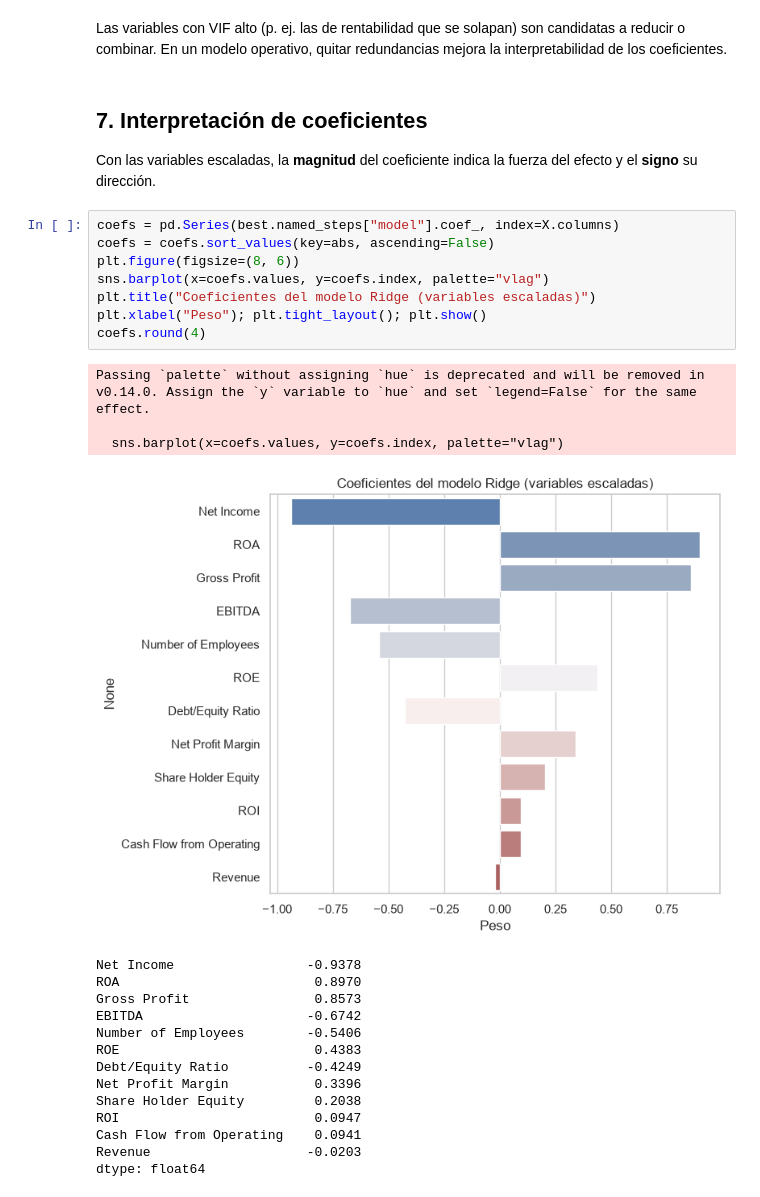
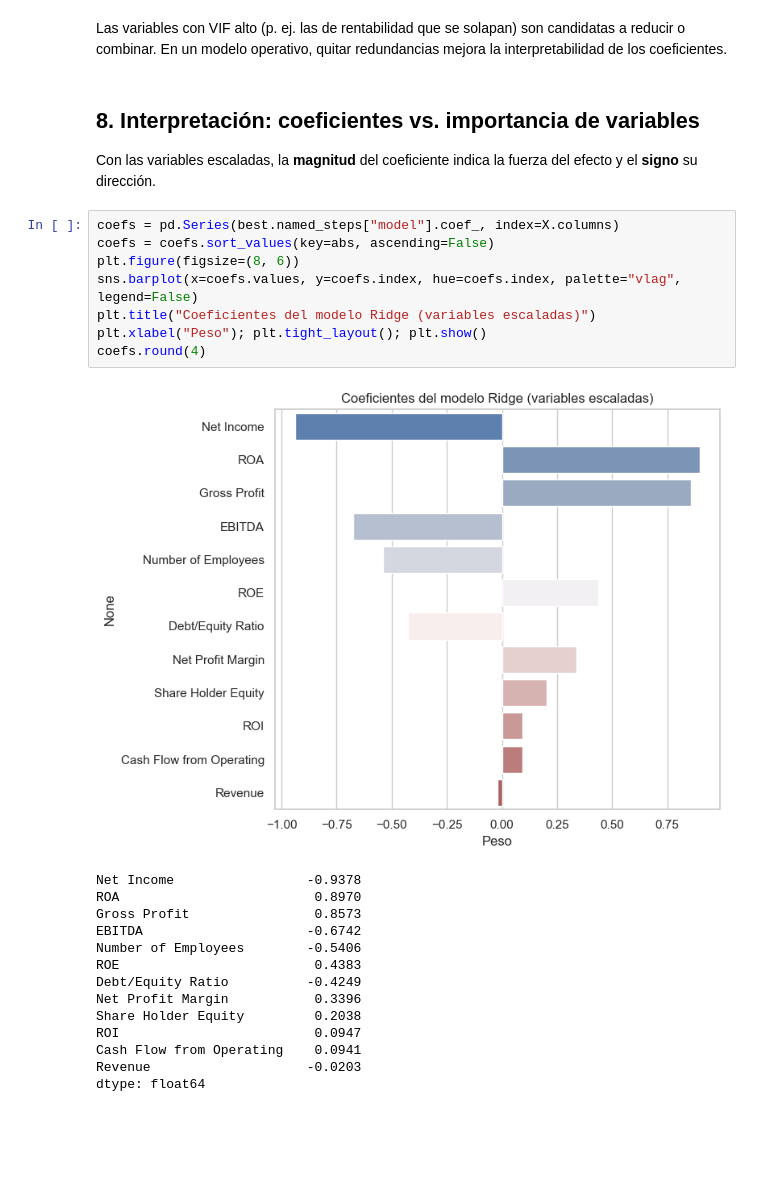
Before and after one commit to palenciaronald/ab-casos-avanzados-2026, a Jupyter notebook: notebooks/03-regresion/demo_viernes_financial_statements.ipynb, the cells around one changed output. Drawn from its saved outputs; the diff is of its cells as text; blank space fills up the shorter version.

```diff
--- a/notebooks/03-regresion/demo_viernes_financial_statements.ipynb
+++ b/notebooks/03-regresion/demo_viernes_financial_statements.ipynb
@@ -282,33 +387,30 @@ Las variables con VIF alto (p. ej. las de rentabilidad que se solapan)
 son candidatas a reducir o combinar. En un modelo operativo, quitar redundancias
 mejora la interpretabilidad de los coeficientes.
 # %% [markdown]
-## 7. Interpretación de coeficientes
+## 8. Interpretación: coeficientes vs. importancia de variables
 
 Con las variables escaladas, la **magnitud** del coeficiente indica la fuerza del
 efecto y el **signo** su dirección.
 # %%
 coefs = pd.Series(best.named_steps["model"].coef_, index=X.columns)
 coefs = coefs.sort_values(key=abs, ascending=False)
 plt.figure(figsize=(8, 6))
-sns.barplot(x=coefs.values, y=coefs.index, palette="vlag")
+sns.barplot(x=coefs.values, y=coefs.index, hue=coefs.index, palette="vlag", legend=False)
 plt.title("Coeficientes del modelo Ridge (variables escaladas)")
 plt.xlabel("Peso"); plt.tight_layout(); plt.show()
 coefs.round(4)
 # %% [output]
+[figure, new version]
-Passing `palette` without assigning `hue` is deprecated and will be removed in v0.14.0. Assign the `y` variable to `hue` and set `legend=False` for the same effect.
-
-  sns.barplot(x=coefs.values, y=coefs.index, palette="vlag")
+Net Income                 -0.9378
+ROA                         0.8970
+Gross Profit                0.8573
+EBITDA                     -0.6742
+Number of Employees        -0.5406
+ROE                         0.4383
+Debt/Equity Ratio          -0.4249
+Net Profit Margin           0.3396
+Share Holder Equity         0.2038
+ROI                         0.0947
+Cash Flow from Operating    0.0941
+Revenue                    -0.0203
+dtype: float64
-[figure, old version]
-Net Income                 -0.9378
-ROA                         0.8970
-Gross Profit                0.8573
-EBITDA                     -0.6742
-Number of Employees        -0.5406
-ROE                         0.4383
-Debt/Equity Ratio          -0.4249
-Net Profit Margin           0.3396
-Share Holder Equity         0.2038
-ROI                         0.0947
-Cash Flow from Operating    0.0941
-Revenue                    -0.0203
-dtype: float64
```
Also changed, not shown: parts of 18 cells of this notebook, 30 other files.
